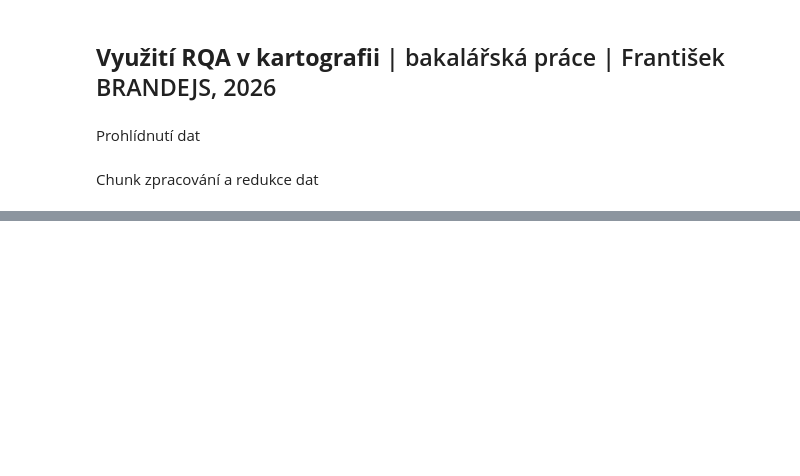
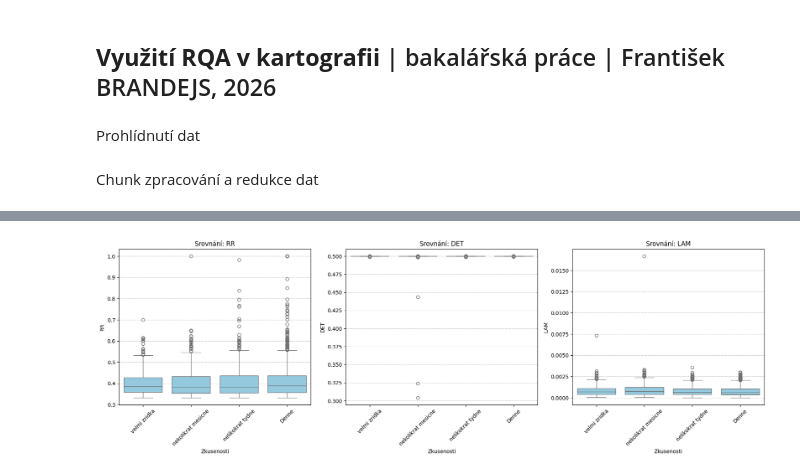
Before and after one commit to FrantisekBrandejs/BAK-RQA, a Jupyter notebook: BAK_RQA.ipynb, the cells around one changed output, grey strips where cells are left out. Cells and saved outputs as stored; diff of their text form; code cells hidden in the pictures; blank space fills up the shorter version.

```diff
--- a/BAK_RQA.ipynb
+++ b/BAK_RQA.ipynb
@@ -156,0 +264,90 @@ print(test_result)
+# %%
+import pandas as pd
+import numpy as np
+import matplotlib.pyplot as plt
+import seaborn as sns
+
+# NAČTENÍ REDUKOVANÝCH DAT
+path = 'drive/MyDrive/BAK-RQA/reduced_data.tsv'
+df = pd.read_csv(path, sep='\t')
+
+# PŘEVOD SLOVNÍ ZÁPIS AOI NA ČÍSLA
+aoi_mapping = {'Map' : 1, 'Legend' : 2, 'Others' : 3}
+df['AOI_Code'] = df['AOI_Category'].map(aoi_mapping) #.map dle slovníku nahradí Text číslem
+
+#FUNKCE PRO VÝPOČET KATEGORICKÉ RQA
+def calculate_rqa_metrics(sequence,l_min=2): #minimální délka sekvence fixací, pro kterou se bude posuzovat rekurence
+  n = len(sequence)
+  if n < 2: return 0, 0, 0
+
+  #Rekurentní matice (1 = fixace jsou rekurentní - shoduje se AOI)
+  #dle logiky R(i,j) = 1 if F(i) = F(j)
+  seq = np.array(sequence)
+  rmat = (seq[:, None] == seq[None, :]).astype(int)
+
+  #Odstranění hlavní diagonáy (i == j) - každá fixace je rekurentní sama se sebou - prostě celou hlavní diagonálu RP naplní nulami
+  np.fill_diagonal(rmat, 0)
+
+  total_recurrences = np.sum(rmat)
+  if total_recurrences == 0: return 0, 0, 0
+
+  # RR: Recurrence Rate (Míra rekurence)
+  rr = total_recurrences / (n * (n - 1))
+
+  # DET: Determinismus
+  diag_lines = []
+  for k in range (1, n):
+    diag = np.diagonal(rmat, k) #výběr diagonál v RP, které jsou odskočené od hlavní diagonály o k
+
+    counts = np.diff(np.where(np.concatenate(([0], diag, [0])) == 0)[0]) - 1 #délky diagonálních linií (ohraničí se nulami, aby odhalilo i počáteční)
+    diag_lines.extend(counts[counts >= l_min]) #filtrace podle délky sekvence
+
+  det = np.sum(diag_lines) / total_recurrences if total_recurrences > 0 else 0
+
+  # LAM: Laminarita
+  vert_lines = [] #nepočítají se horizontální linie, jelikož RP je symetrický a vertikála je v druhé polovině horizontála
+  for col in range(n):
+    column = rmat[:, col]
+    counts = np.diff(np.where(np.concatenate(([0], column, [0])) == 0)[0]) - 1
+    vert_lines.extend(counts[counts >= l_min])
+
+    lam = np.sum(vert_lines) / total_recurrences if total_recurrences > 0 else 0
+
+    return rr, det, lam
+# AGREGACE VÝSLEDKŮ
+results = []
+
+grouped = df.groupby(['Participant name', 'Presented Stimulus name', 'Zkusenosti'])
+
+print("---Výpočet RQA metrik---")
+for (name, stim, experience), group in grouped:
+  #Seřazení fixací podle času, aby bylo zachované pořadí
+  sequence = group.sort_values('Recording timestamp')['AOI_Code'].tolist()
+
+  rr, det, lam = calculate_rqa_metrics(sequence)
+  results.append({
+      'Participant': name,
+      'Stimulus': stim,
+      'Zkusenosti': experience,
+      'RR': rr,
+      'DET': det,
+      'LAM': lam
+  })
+rqa_df = pd.DataFrame(results)
+
+# VIZUALIZACE SROVNÁNÍ
+poradi_zkusenosti = ["velmi zridka", "nekolikrat mesicne", "nelikokrat tydne", "Denne"]
+
+metrics = ['RR', 'DET', 'LAM']
+plt.figure(figsize=(18, 6))
+
+for i, metric in enumerate(metrics):
+  plt.subplot(1, 3, i+1)
+  sns.boxplot(data=rqa_df, x='Zkusenosti', y=metric, order = poradi_zkusenosti, color ='skyblue')
+  plt.title(f'Srovnání: {metric}')
+  plt.xticks(rotation=45)
+  plt.grid(axis='y', linestyle = '--', alpha = 0.7)
+plt.tight_layout()
+plt.savefig('rqa_srovnaniskupin.png')
+plt.show()
+# %% [output]
@@ -156,0 +355 @@ print(test_result)
+[figure, added]
```
Also changed, not shown: parts of 6 cells of this notebook.
